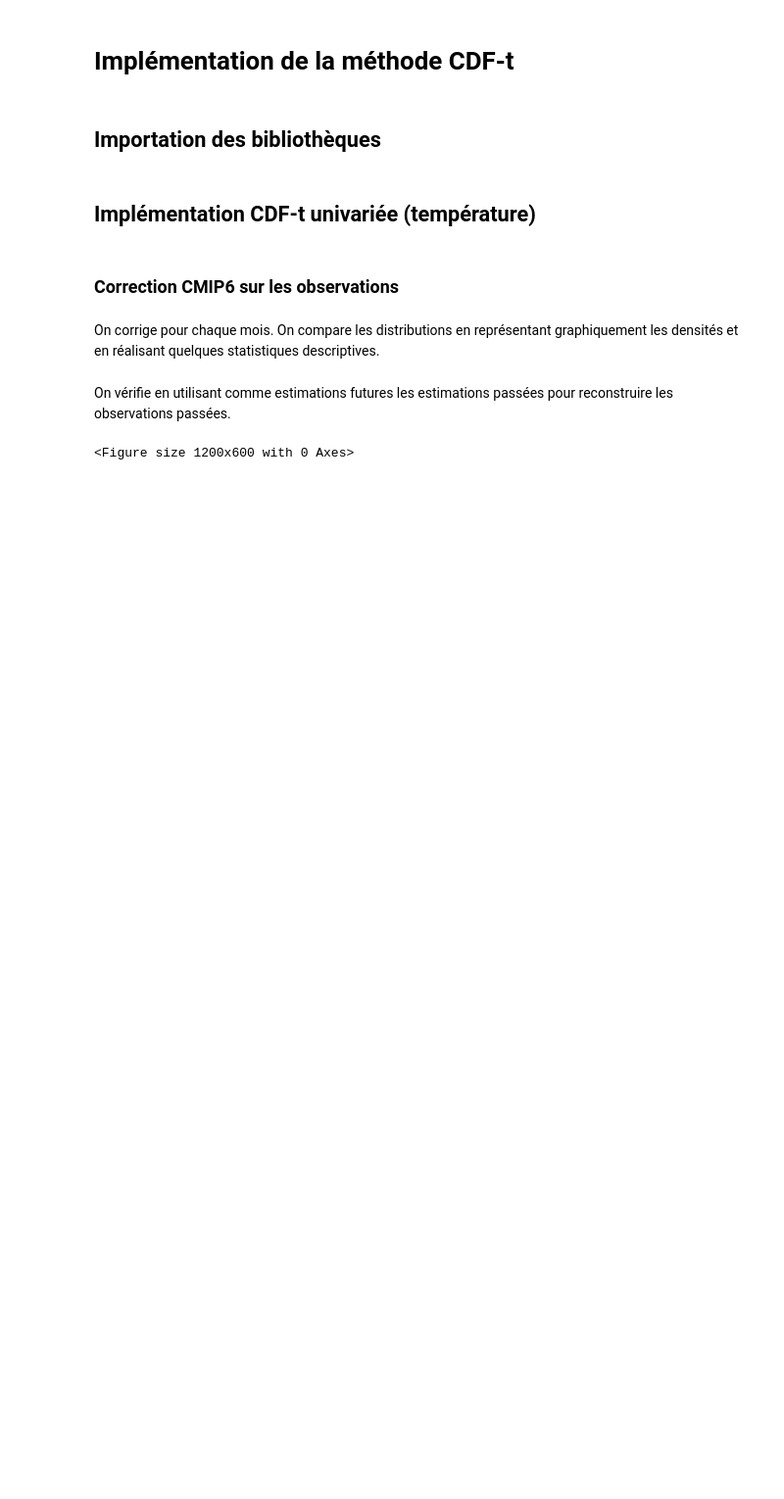
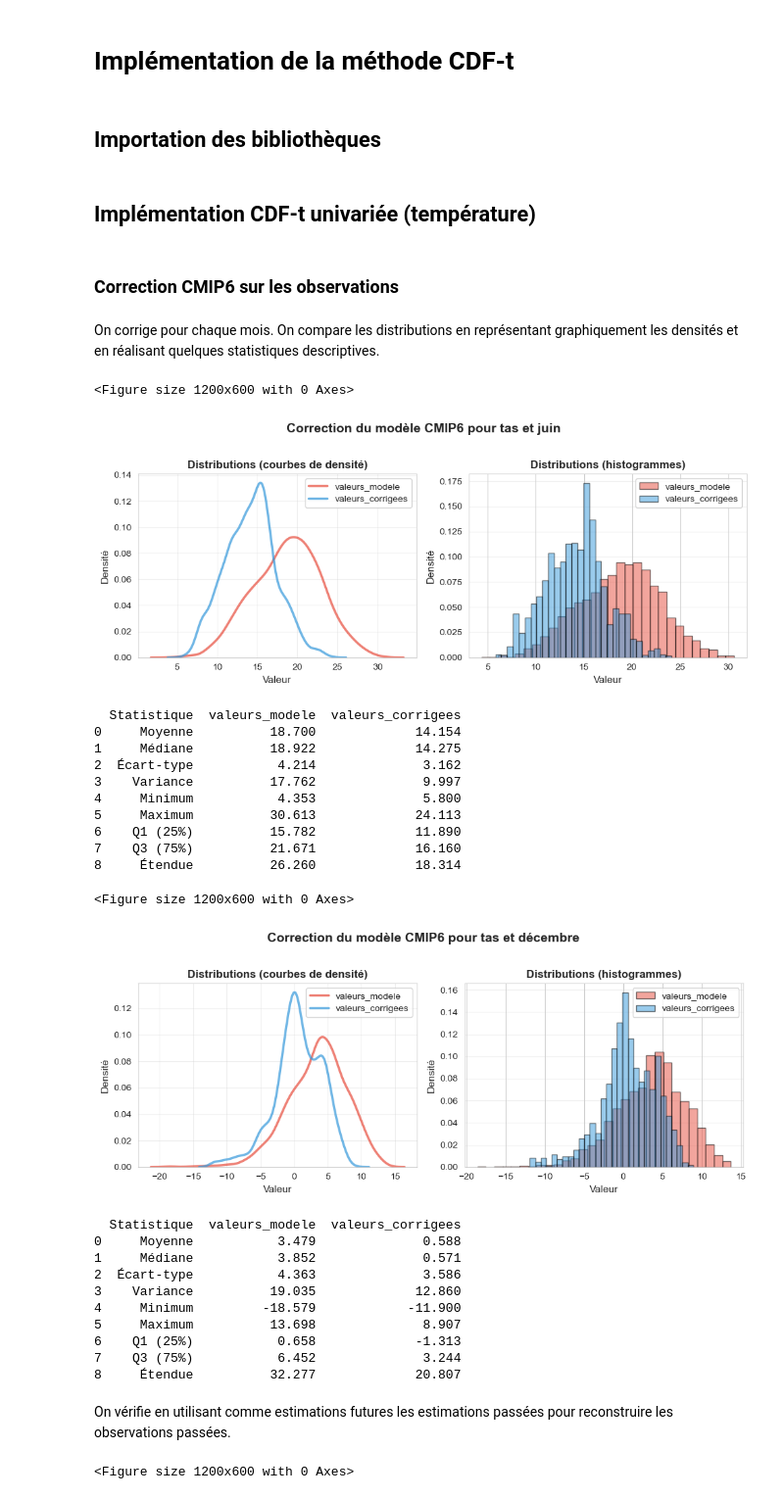
Before and after one commit to tristanczz/statapp_edf_25, a Jupyter notebook: CDF-t.ipynb, the cells around one changed output. Shown at 98% size. Drawn from its saved outputs; the diff is of its cells as text; code cells hidden in the pictures; blank space fills up the shorter version.

```diff
--- a/CDF-t.ipynb
+++ b/CDF-t.ipynb
@@ -28,20 +30,45 @@ On corrige pour chaque mois. On compare les distributions en représentant graph
 # %%
 mois_a_afficher = [6, 12]
 
 for i in range (1,13): #on itère sur tous les mois
 
     #Sélection mois et variable
-    CMIP6_hist = csv_to_pd_univ("/home/onyxia/work/statapp_edf_25/data/CMIP6_historical.csv", i, "tas")
-    CMIP6_futur = csv_to_pd_univ("/home/onyxia/work/statapp_edf_25/data/CMIP6_ssp585.csv", i, "tas")
-    obs_hist = csv_to_pd_univ("/home/onyxia/work/statapp_edf_25/data/obs.csv", i, "tas")
+    CMIP6_hist = csv_to_pd_univ("data\CMIP6_historical.csv", i, "tas", years = (1982,2014))
+    CMIP6_futur = csv_to_pd_univ("data/CMIP6_ssp585.csv", i, "tas", years= (2015,2100))
+    obs_hist = csv_to_pd_univ("data/obs.csv", i, "tas", years = (1982,2014))
 
     #Correction des valeurs futures du modèle par CDF-t
     resultat = cdf_t_univ(CMIP6_hist,obs_hist,CMIP6_futur)
 
     #Représentation graphique
     if i in mois_a_afficher:
         plot_distributions_univ(resultat,"CMIP6", i, "tas")
         print(comparer_distributions(resultat))
+# %% [output]
+<Figure size 1200x600 with 0 Axes>
+[figure, added]
+  Statistique  valeurs_modele  valeurs_corrigees
+0     Moyenne          18.700             14.154
+1     Médiane          18.922             14.275
+2  Écart-type           4.214              3.162
+3    Variance          17.762              9.997
+4     Minimum           4.353              5.800
+5     Maximum          30.613             24.113
+6    Q1 (25%)          15.782             11.890
+7    Q3 (75%)          21.671             16.160
+8     Étendue          26.260             18.314
+<Figure size 1200x600 with 0 Axes>
+[figure, added]
+  Statistique  valeurs_modele  valeurs_corrigees
+0     Moyenne           3.479              0.588
+1     Médiane           3.852              0.571
+2  Écart-type           4.363              3.586
+3    Variance          19.035             12.860
+4     Minimum         -18.579            -11.900
+5     Maximum          13.698              8.907
+6    Q1 (25%)           0.658             -1.313
+7    Q3 (75%)           6.452              3.244
+8     Étendue          32.277             20.807
 # %% [markdown]
 On vérifie en utilisant comme estimations futures les estimations passées pour reconstruire les observations passées.
 # %%
```
Also changed, not shown: parts of 4 cells of this notebook.
